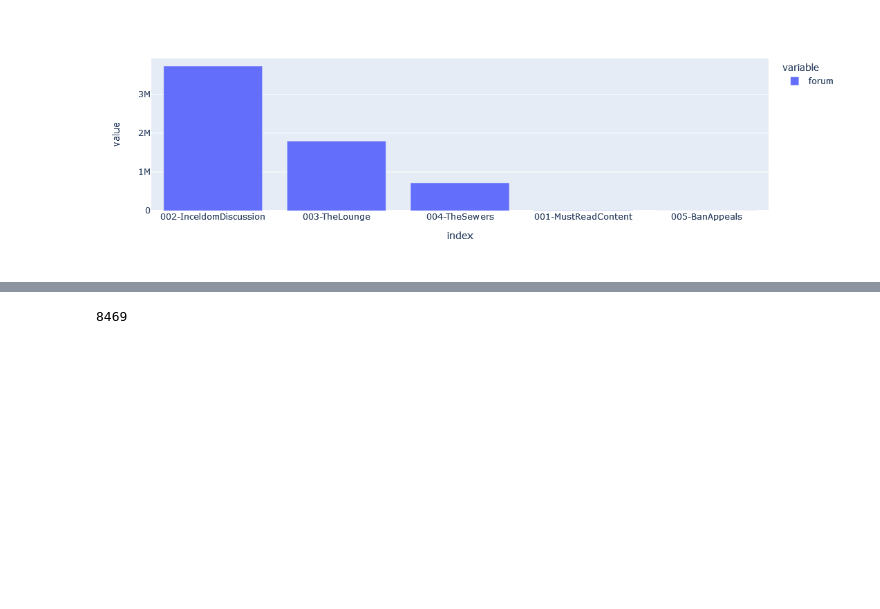
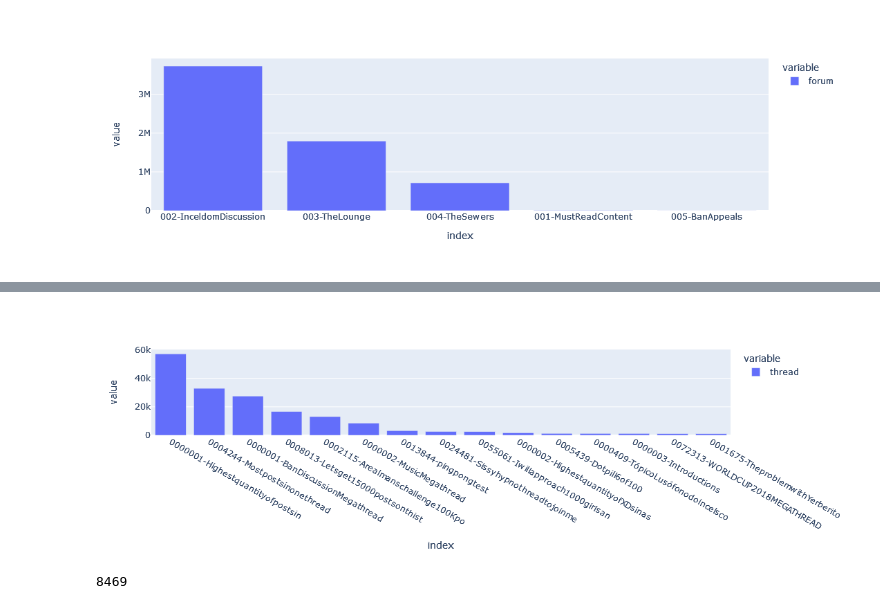
Before and after one commit to michaelmilleryoder/incels_identities, a Jupyter notebook: jupyter/data.ipynb, the cells around one changed output, grey strips where cells are left out. Drawn from its saved outputs; the diff is of its cells as text; code cells hidden in the pictures; blank space fills up the shorter version.

Commit message:
more data

```diff
--- a/jupyter/data.ipynb
+++ b/jupyter/data.ipynb
@@ -40,3 +62,8 @@ data.forum.value_counts().plot.bar()
+# %%
+pd.options.plotting.backend = 'plotly'
+data.thread.value_counts()[:15].plot.bar()
+# %% [output]
+[figure, added]
 # %%
 len(data.username.unique())
 # %% [output]
```
Also changed, not shown: parts of 1 cell of this notebook.
